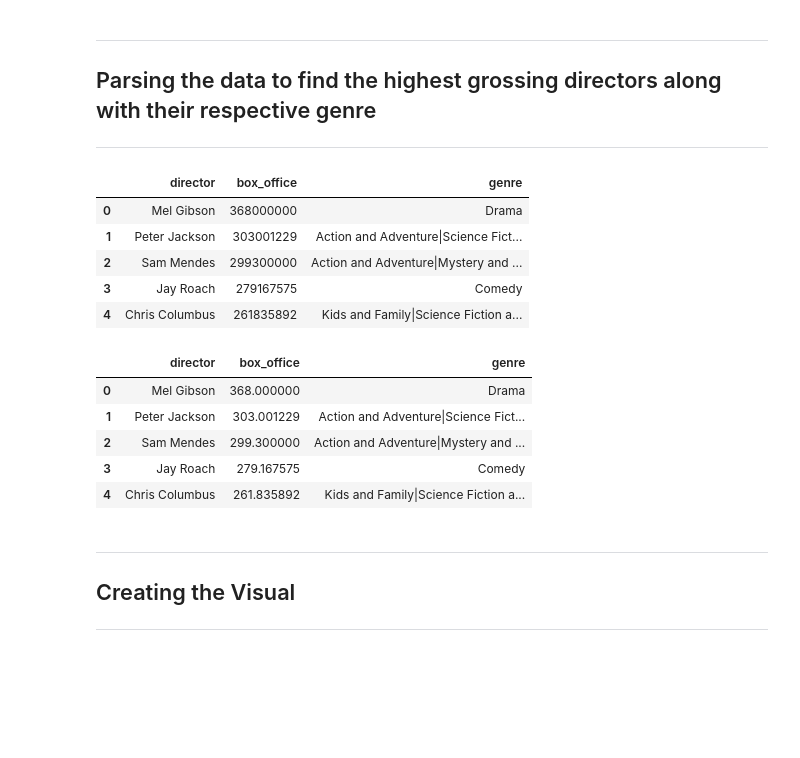
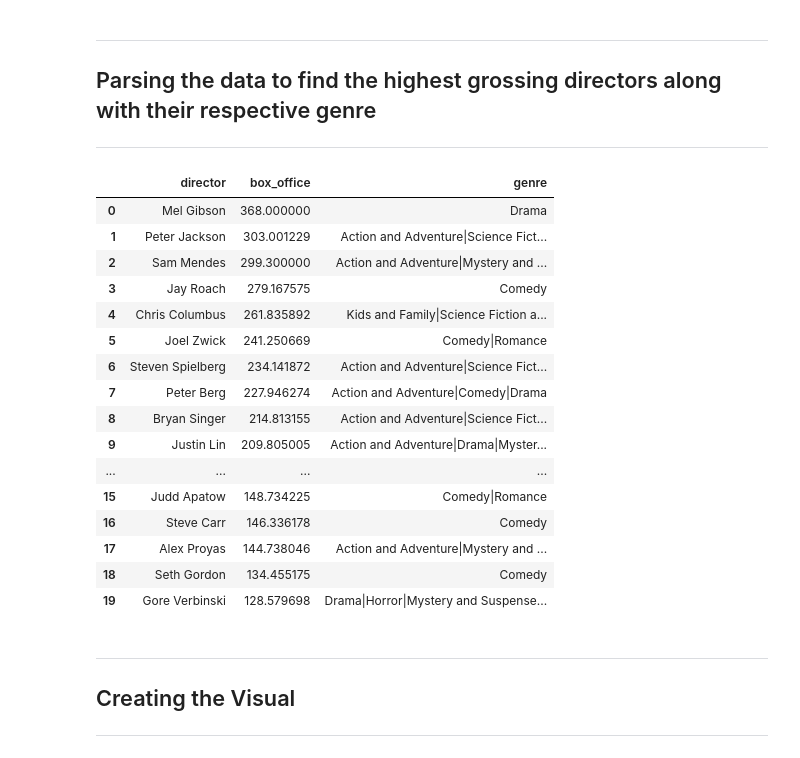
Before and after one commit to cleatw/Project1, a Jupyter notebook: Project 1 Notebook.ipynb, the cells around one changed output. Drawn from its saved outputs; the diff is of its cells as text; code cells hidden in the pictures; blank space fills up the shorter version.

```diff
--- a/Project 1 Notebook.ipynb
+++ b/Project 1 Notebook.ipynb
@@ -84,41 +84,39 @@ master = pd.read_csv('data/master.csv')
 ---
 ## Parsing the data to find the highest grossing directors along with their respective genre
 ---
-# %%
-# Create dataframe with relevant columns, sort and group
-d_earning = master[['director', 'box_office', 'genre']]
-
-d_earning.groupby(['director']).sum().reset_index()
-d_earning.sort_values('box_office', inplace=True, ascending=False, ignore_index=True)
-d_earning.head()
-# %% [output]
-|  | director | box_office | genre |
-| 0 | Mel Gibson | 368000000 | Drama |
-| 1 | Peter Jackson | 303001229 | Action and Adventure|Science Fict... |
-| 2 | Sam Mendes | 299300000 | Action and Adventure|Mystery and ... |
-| 3 | Jay Roach | 279167575 | Comedy |
-| 4 | Chris Columbus | 261835892 | Kids and Family|Science Fiction a... |
 # %%
 #Create a dataframe with only director, box office and genre columns
 d_earning = master[['director', 'box_office', 'genre']]
 
 #Order the data set by box office in descending order
 d_earning.sort_values('box_office', inplace = True,
                       ascending = False, ignore_index = True)
 
 #Create separate dataframe with top 20 earning directors to reduce the size of the data set
 top20_d_earning = d_earning[:20]
 
 #Use lambda function to display currency ticks properly instead of as scientific notation
+#Main purpose is for visualization
 top20_d_earning['box_office'] = top20_d_earning['box_office'].apply(lambda x: x/1000000)
-top20_d_earning.head()
+top20_d_earning
 # %% [output]
 |  | director | box_office | genre |
 | 0 | Mel Gibson | 368.000000 | Drama |
 | 1 | Peter Jackson | 303.001229 | Action and Adventure|Science Fict... |
 | 2 | Sam Mendes | 299.300000 | Action and Adventure|Mystery and ... |
 | 3 | Jay Roach | 279.167575 | Comedy |
 | 4 | Chris Columbus | 261.835892 | Kids and Family|Science Fiction a... |
+| 5 | Joel Zwick | 241.250669 | Comedy|Romance |
+| 6 | Steven Spielberg | 234.141872 | Action and Adventure|Science Fict... |
+| 7 | Peter Berg | 227.946274 | Action and Adventure|Comedy|Drama |
+| 8 | Bryan Singer | 214.813155 | Action and Adventure|Science Fict... |
+| 9 | Justin Lin | 209.805005 | Action and Adventure|Drama|Myster... |
+| ... | ... | ... | ... |
+| 15 | Judd Apatow | 148.734225 | Comedy|Romance |
+| 16 | Steve Carr | 146.336178 | Comedy |
+| 17 | Alex Proyas | 144.738046 | Action and Adventure|Mystery and ... |
+| 18 | Seth Gordon | 134.455175 | Comedy |
+| 19 | Gore Verbinski | 128.579698 | Drama|Horror|Mystery and Suspense... |
 # %% [markdown]
 ---
 ## Creating the Visual
```
Also changed, not shown: parts of 9 cells of this notebook, 1 other file.
